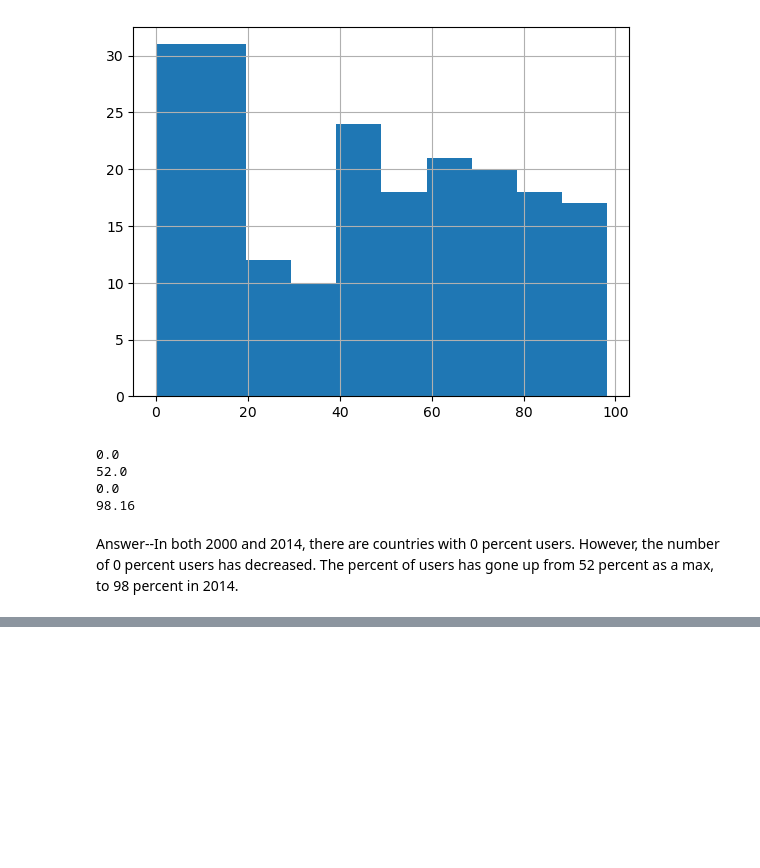
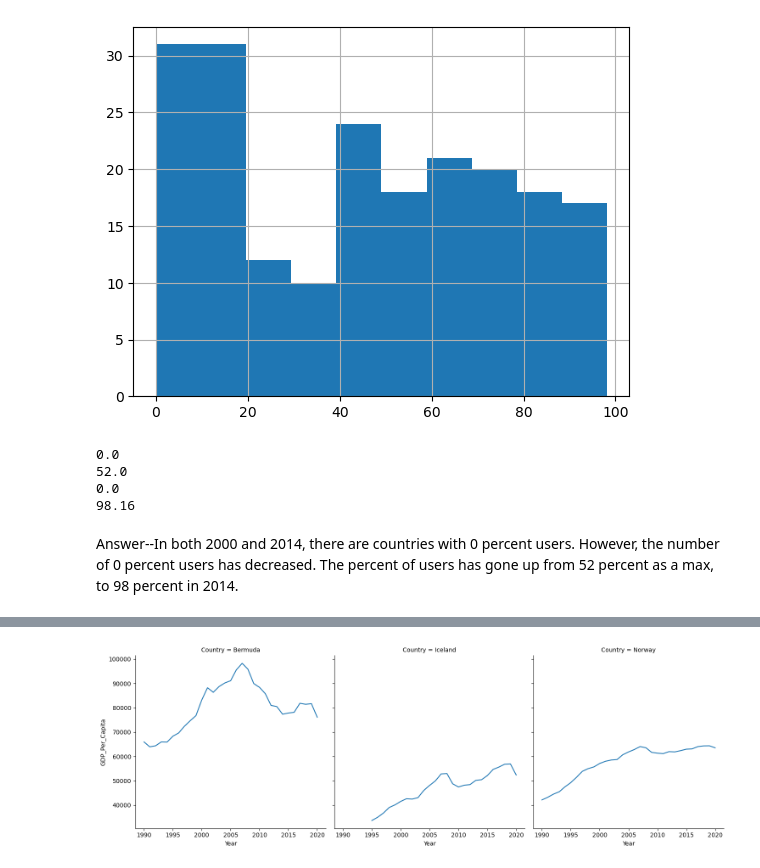
Before and after one commit to NSS-Data-Analytics-Cohort-8/gdp-and-internet-usage-wesiswes629, a Jupyter notebook: notebooks/un_gdp.ipynb, the cells around one changed output, grey strips where cells are left out. Cells and saved outputs as stored; diff of their text form; code cells hidden in the pictures; blank space fills up the shorter version.

```diff
--- a/notebooks/un_gdp.ipynb
+++ b/notebooks/un_gdp.ipynb
@@ -392,0 +359,5 @@ print(internet2014.sort_values(by="Internet_Users_Pct", ascending = False).head(
+# %%
+gdp_and_internet_use = pd.merge(gdp_df, internet_df, on=["Country","Year"], how="outer")
+print(gdp_and_internet_use.info())
+print(gdp_and_internet_use.head())
+print(gdp_and_internet_use.tail())
@@ -392,0 +401,10 @@ print(internet2014.sort_values(by="Internet_Users_Pct", ascending = False).head(
+# %%
+gdp_iceland = gdp_and_internet_use[gdp_and_internet_use["Country"] == "Iceland"]
+gdp_bermuda = gdp_and_internet_use[gdp_and_internet_use["Country"] == "Bermuda"]
+gdp_norway = gdp_and_internet_use[gdp_and_internet_use["Country"] == "Norway"]
+gdp_top_3 = gdp_and_internet_use[gdp_and_internet_use["Country"].isin(["Norway","Bermuda","Iceland"])]
+# %%
+sns.relplot(data=gdp_top_3, x="Year",y="GDP_Per_Capita",col = "Country", kind="line")
+plt.show()
+# %% [output]
+[figure, added]
```
Also changed, not shown: parts of 15 cells of this notebook.
